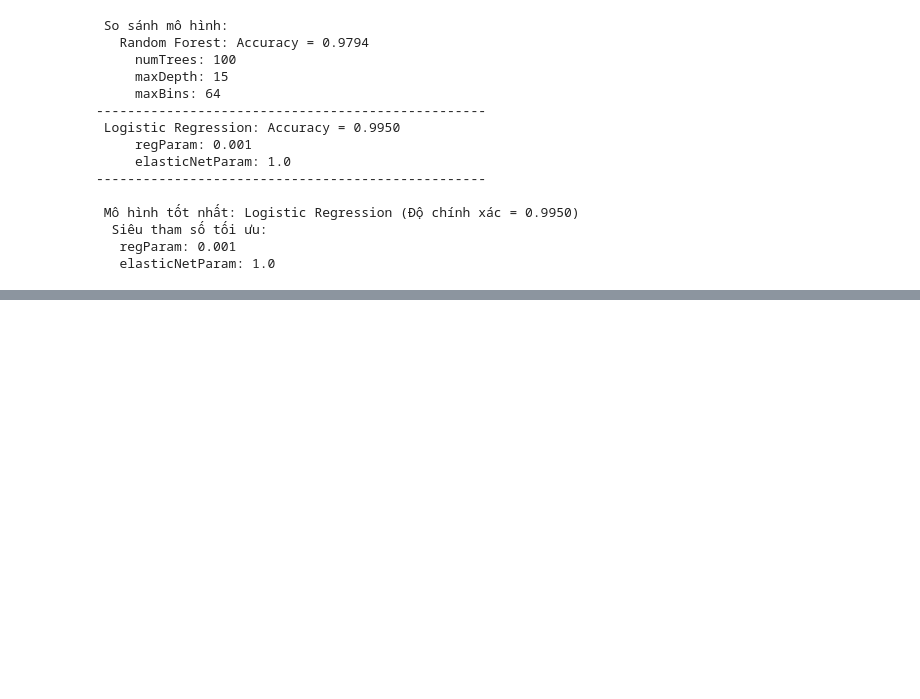
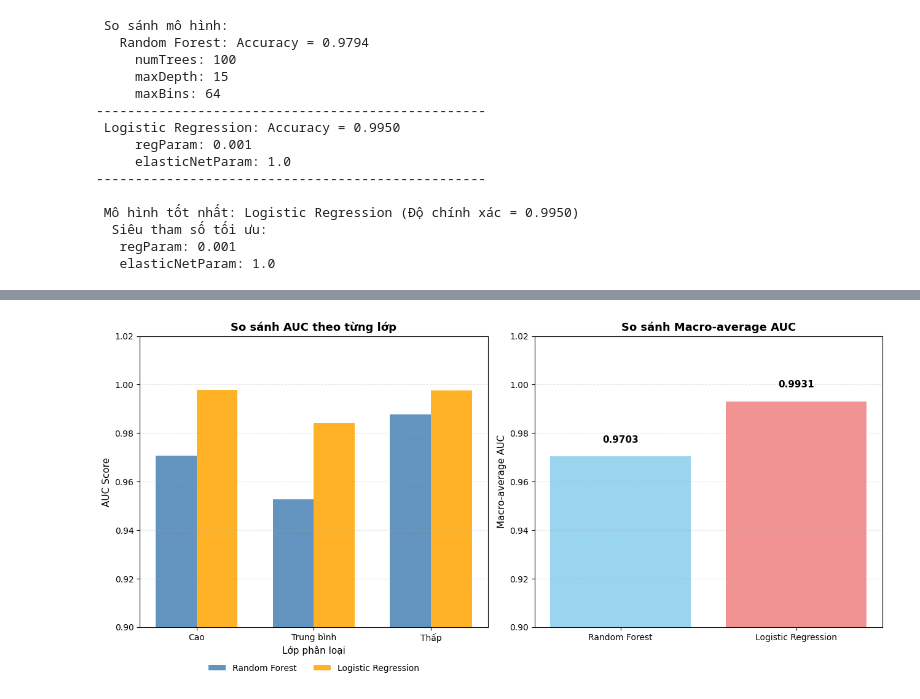
Before and after one commit to duonghieu7104/Trend-Analysis-Aviation-Industry-US, a Jupyter notebook: notebook/flight_route_classification.ipynb, the cells around one changed output, grey strips where cells are left out. Cells and saved outputs as stored; diff of their text form; code cells hidden in the pictures; blank space fills up the shorter version.

```diff
--- a/notebook/flight_route_classification.ipynb
+++ b/notebook/flight_route_classification.ipynb
@@ -688,0 +982,99 @@ for k, v in best_model["params"].items():
+# %%
+# ==================== SO SÁNH MÔ HÌNH VỚI AUC ====================
+
+print("\n" + "="*80)
+print("SO SÁNH MÔ HÌNH VỚI AUC SCORES")
+print("="*80)
+
+# So sánh AUC scores
+print("\nSO SÁNH AUC SCORES:")
+print("-" * 50)
+
+# Random Forest AUC
+rf_macro_auc = np.mean(list(rf_roc_auc.values()))
+print(f"Random Forest:")
+print(f"  - Macro-average AUC: {rf_macro_auc:.4f}")
+for i, class_name in enumerate(["Cao", "Trung bình", "Thấp"]):
+    print(f"  - {class_name} AUC: {rf_roc_auc[i]:.4f}")
+
+print()
+
+# Logistic Regression AUC
+lr_macro_auc = np.mean(list(lr_roc_auc.values()))
+print(f"Logistic Regression:")
+print(f"  - Macro-average AUC: {lr_macro_auc:.4f}")
+for i, class_name in enumerate(["Cao", "Trung bình", "Thấp"]):
+    print(f"  - {class_name} AUC: {lr_roc_auc[i]:.4f}")
+
+# Xác định mô hình tốt nhất dựa trên AUC
+print(f"\n{'='*50}")
+print("KẾT LUẬN DỰA TRÊN AUC:")
+print(f"{'='*50}")
+
+if lr_macro_auc > rf_macro_auc:
+    best_auc_model = "Logistic Regression"
+    best_auc_score = lr_macro_auc
+    print(f"✓ Mô hình tốt nhất theo AUC: {best_auc_model}")
+    print(f"  Macro-average AUC: {best_auc_score:.4f}")
+    print(f"  Chênh lệch: {lr_macro_auc - rf_macro_auc:.4f}")
+else:
+    best_auc_model = "Random Forest"
+    best_auc_score = rf_macro_auc
+    print(f"✓ Mô hình tốt nhất theo AUC: {best_auc_model}")
+    print(f"  Macro-average AUC: {best_auc_score:.4f}")
+    print(f"  Chênh lệch: {rf_macro_auc - lr_macro_auc:.4f}")
+
+# Vẽ biểu đồ so sánh AUC
+plt.figure(figsize=(13, 6))
+
+# Subplot 1: So sánh AUC theo class
+plt.subplot(1, 2, 1)
+classes = ["Cao", "Trung bình", "Thấp"]
+rf_aucs = [rf_roc_auc[i] for i in range(3)]
+lr_aucs = [lr_roc_auc[i] for i in range(3)]
+
+x = np.arange(len(classes))
+width = 0.35
+
+plt.bar(x - width/2, rf_aucs, width, label='Random Forest', alpha=0.85, color='steelblue')
+plt.bar(x + width/2, lr_aucs, width, label='Logistic Regression', alpha=0.85, color='orange')
+
+plt.xlabel('Lớp phân loại', fontsize=11)
+plt.ylabel('AUC Score', fontsize=11)
+plt.title('So sánh AUC theo từng lớp', fontsize=13, weight='bold')
+plt.xticks(x, classes)
+plt.ylim(0.9, 1.02)
+plt.grid(axis='y', linestyle='--', alpha=0.3)
+
+plt.legend(loc='upper center', bbox_to_anchor=(0.5, -0.10), ncol=2, frameon=False)
+
+# Subplot 2: So sánh Macro-average AUC
+plt.subplot(1, 2, 2)
+models = ['Random Forest', 'Logistic Regression']
+macro_aucs = [rf_macro_auc, lr_macro_auc]
+colors = ['skyblue', 'lightcoral']
+
+bars = plt.bar(models, macro_aucs, color=colors, alpha=0.85)
+plt.ylabel('Macro-average AUC', fontsize=11)
+plt.title('So sánh Macro-average AUC', fontsize=13, weight='bold')
+plt.ylim(0.9, 1.02)
+plt.grid(axis='y', linestyle='--', alpha=0.3)
+
+# Thêm giá trị trên cột
+for bar, auc in zip(bars, macro_aucs):
+    plt.text(bar.get_x() + bar.get_width()/2, bar.get_height() + 0.005,
+             f'{auc:.4f}', ha='center', va='bottom', fontsize=11, weight='bold')
+
+plt.subplots_adjust(wspace=0.35, bottom=0.18)
+plt.tight_layout()
+plt.show()
+
+print(f"\n{'='*50}")
+print("TÓM TẮT ĐÁNH GIÁ:")
+print(f"{'='*50}")
+print("1. Confusion Matrix: Hiển thị ma trận nhầm lẫn giữa các lớp")
+print("2. ROC Curves: Đánh giá khả năng phân biệt của mô hình")
+print("3. AUC Scores: Đo lường hiệu suất tổng thể")
+print("4. Classification Report: Báo cáo chi tiết precision, recall, f1-score")
+print("\n✓ Các chỉ số này giúp đánh giá toàn diện hiệu suất mô hình phân loại!")
+# %% [output]
@@ -688,0 +1098 @@ for k, v in best_model["params"].items():
+[figure, added]
```
Also changed, not shown: parts of 8 cells of this notebook.
